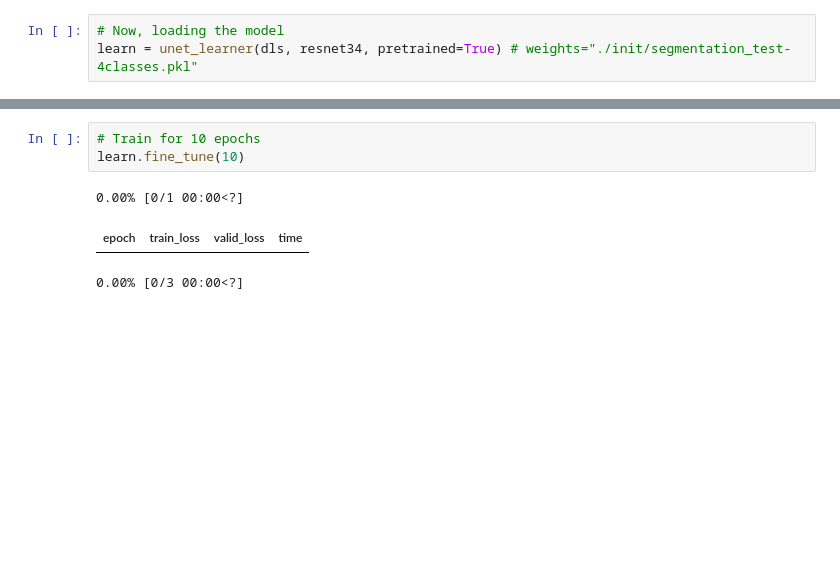
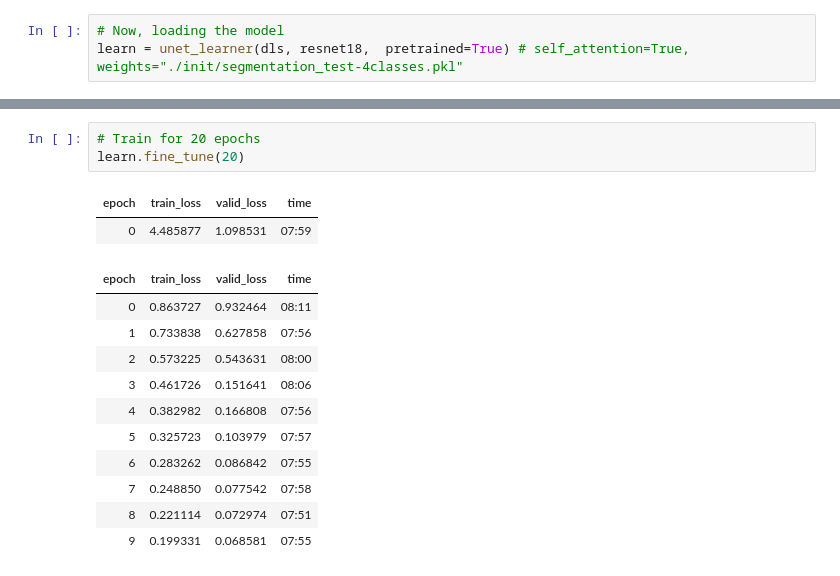
Before and after one commit to karmarv/mothra, a Jupyter notebook: data/train.ipynb, the cells around one changed output, grey strips where cells are left out. Drawn from its saved outputs; the diff is of its cells as text; blank space fills up the shorter version.

```diff
--- a/data/train.ipynb
+++ b/data/train.ipynb
@@ -58,3 +54,3 @@ dls.show_batch()
 # %%
 # Now, loading the model
-learn = unet_learner(dls, resnet34, pretrained=True) # weights="./init/segmentation_test-4classes.pkl"
+learn = unet_learner(dls, resnet18,  pretrained=True) # self_attention=True, weights="./init/segmentation_test-4classes.pkl"
@@ -63,7 +57,17 @@ Downloading: "https://download.pytorch.org/models/resnet18-f37072fd.pth" to /hom
 # %%
-# Train for 10 epochs
-learn.fine_tune(10)
+# Train for 20 epochs
+learn.fine_tune(20)
 # %% [output]
-0.00% [0/1 00:00<?]
 | epoch | train_loss | valid_loss | time |
+| 0 | 4.485877 | 1.098531 | 07:59 |
-0.00% [0/3 00:00<?]
+| epoch | train_loss | valid_loss | time |
+| 0 | 0.863727 | 0.932464 | 08:11 |
+| 1 | 0.733838 | 0.627858 | 07:56 |
+| 2 | 0.573225 | 0.543631 | 08:00 |
+| 3 | 0.461726 | 0.151641 | 08:06 |
+| 4 | 0.382982 | 0.166808 | 07:56 |
+| 5 | 0.325723 | 0.103979 | 07:57 |
+| 6 | 0.283262 | 0.086842 | 07:55 |
+| 7 | 0.248850 | 0.077542 | 07:58 |
+| 8 | 0.221114 | 0.072974 | 07:51 |
+| 9 | 0.199331 | 0.068581 | 07:55 |
```
Also changed, not shown: parts of 17 cells of this notebook, 1 other file.
